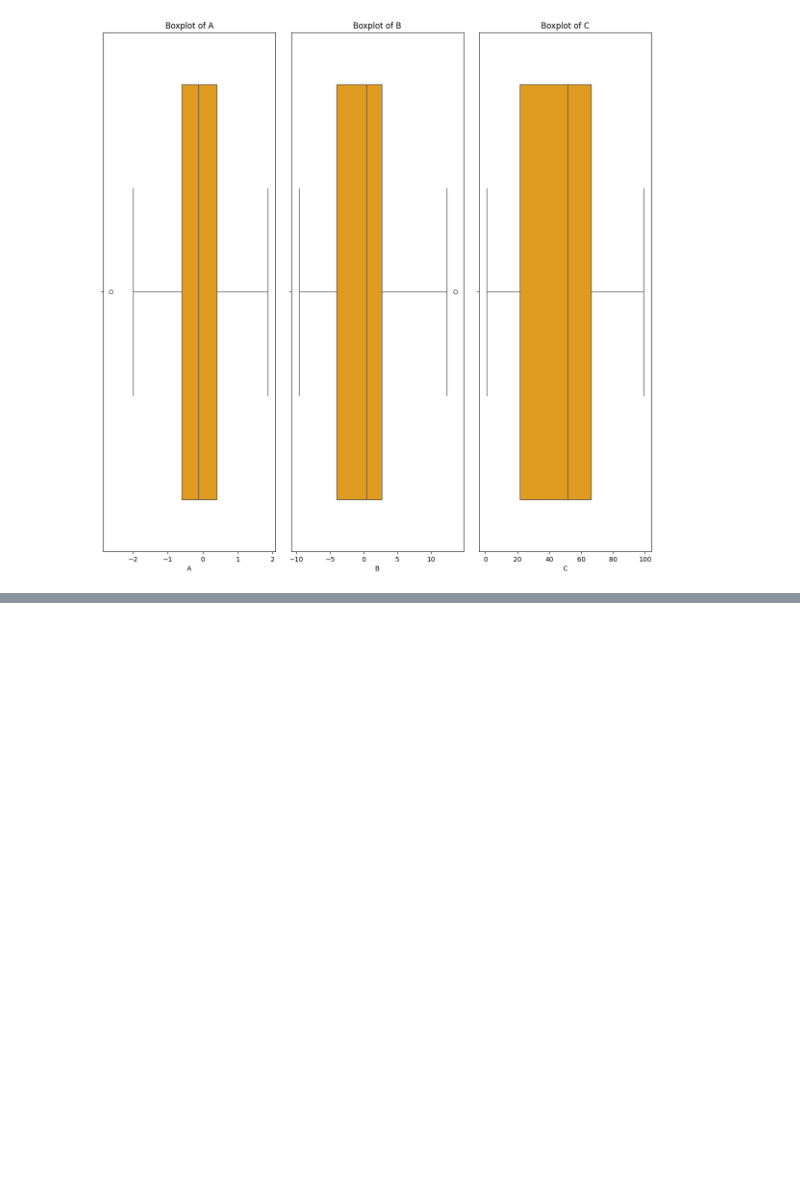
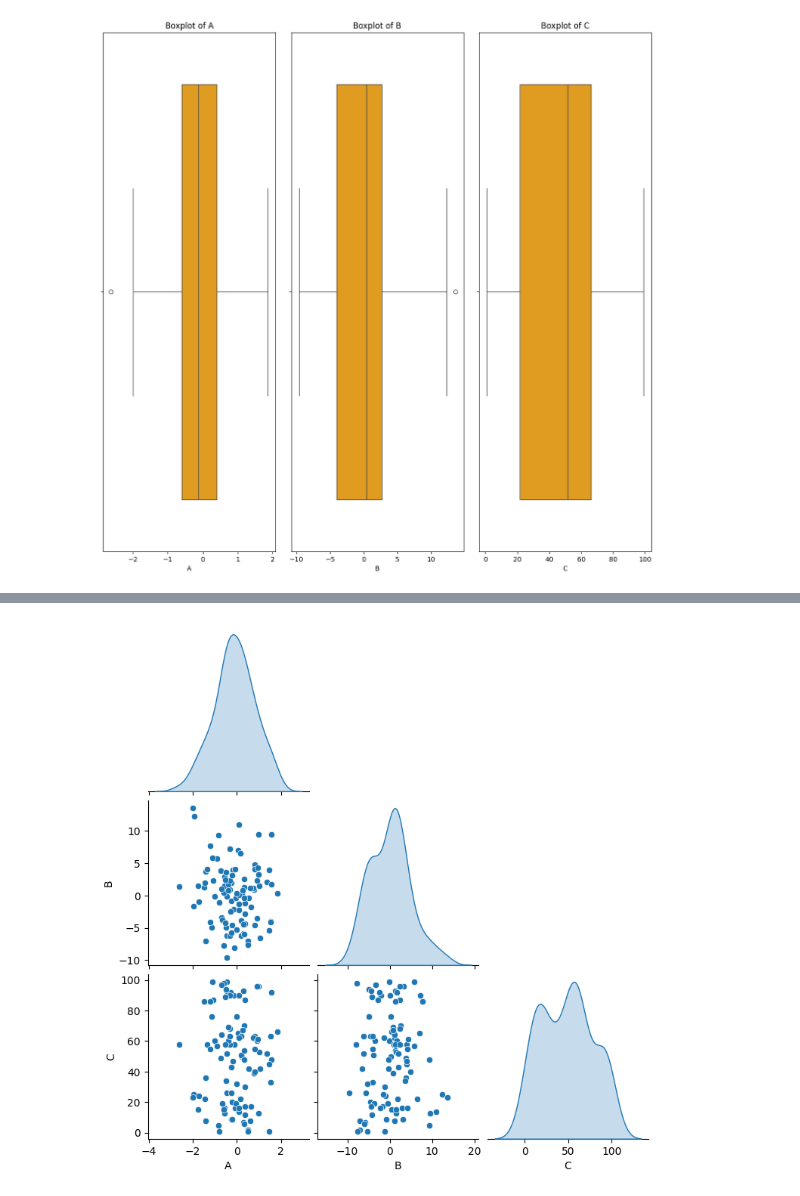
Before and after one commit to Sevinj-joy/ML_algorithm_examples, a Jupyter notebook: Clustering_/Clustering of Countries/Clustering_of_Countries.ipynb, the cells around one changed output, grey strips where cells are left out. Cells and saved outputs as stored; diff of their text form; code cells hidden in the pictures; blank space fills up the shorter version.

```diff
--- a/Clustering_/Clustering of Countries/Clustering_of_Countries.ipynb
+++ b/Clustering_/Clustering of Countries/Clustering_of_Countries.ipynb
@@ -137,3 +165,9 @@ data.describe()
+# %%
+# pairplot for continuous data type
+sns.pairplot(data.select_dtypes(['int64','float64']), diag_kind='kde', corner=True)
+plt.show()
+# %% [output]
+[figure, added]
 # %%
 
 # Histogram
```
Also changed, not shown: parts of 7 cells of this notebook.
